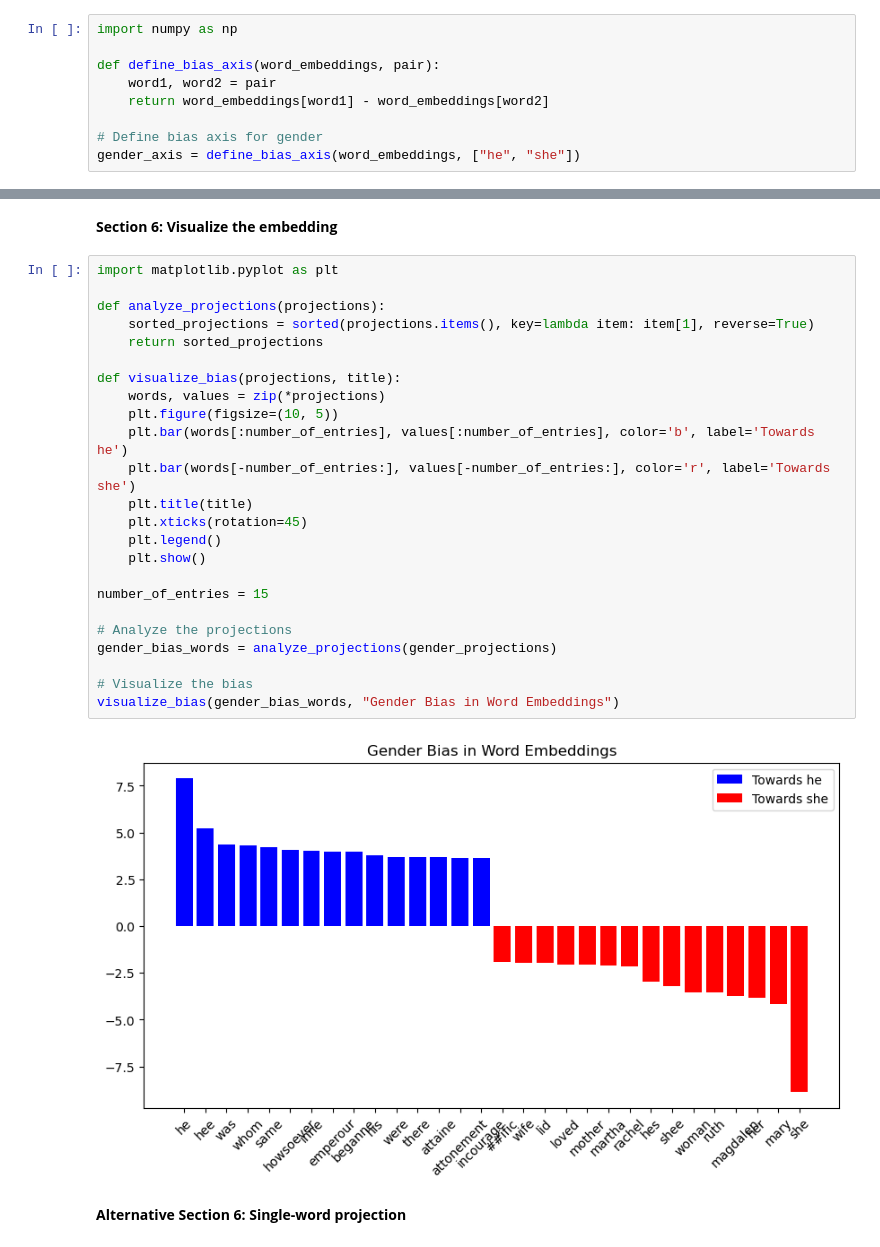
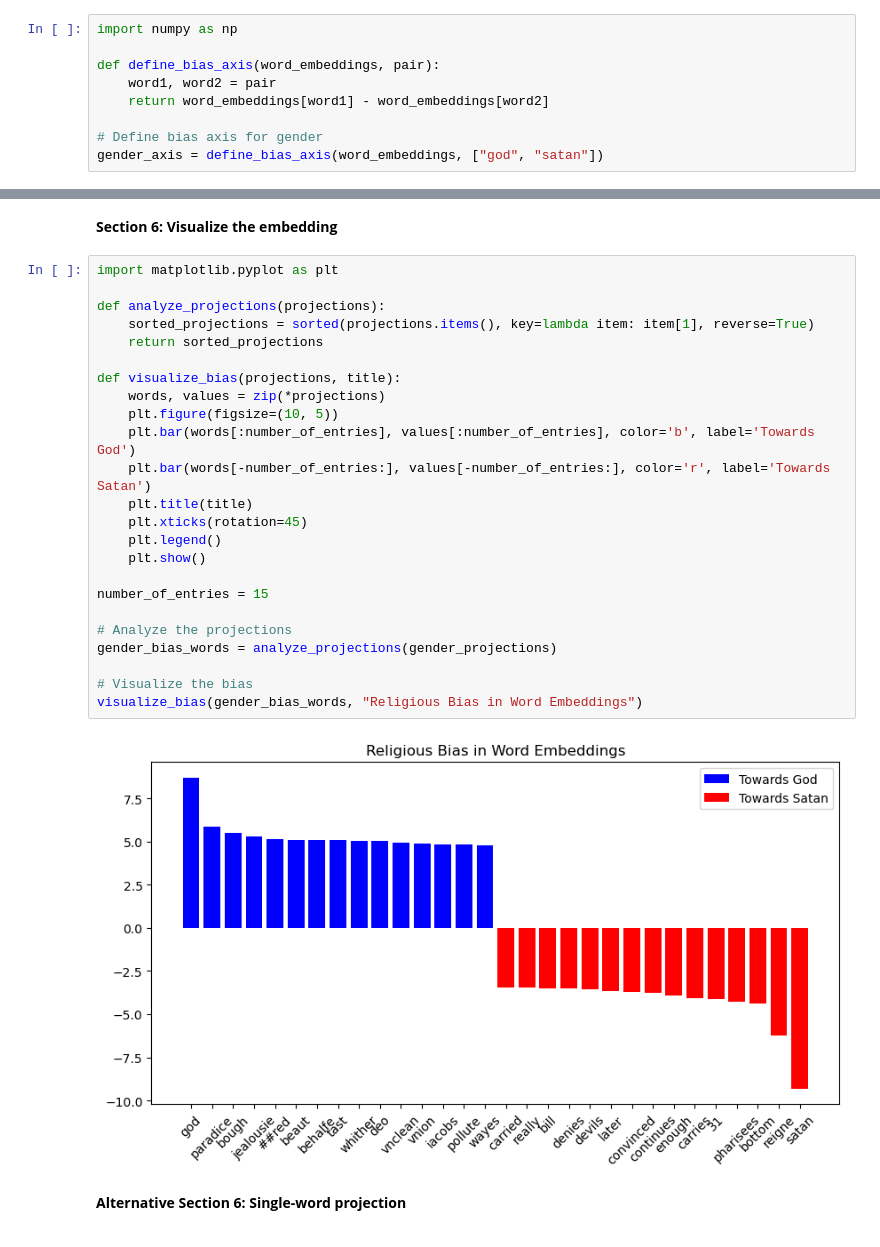
Before and after one commit to zzou21/ECBCData2024, a Jupyter notebook: AuxiliaryPrograms/PtMac_Bible/Bias_Identification.ipynb, the cells around one changed output, grey strips where cells are left out. Drawn from its saved outputs; the diff is of its cells as text.

```diff
--- a/AuxiliaryPrograms/PtMac_Bible/Bias_Identification.ipynb
+++ b/AuxiliaryPrograms/PtMac_Bible/Bias_Identification.ipynb
@@ -74,7 +74,7 @@ def define_bias_axis(word_embeddings, pair):
     return word_embeddings[word1] - word_embeddings[word2]
 
 # Define bias axis for gender
-gender_axis = define_bias_axis(word_embeddings, ["he", "she"])
+gender_axis = define_bias_axis(word_embeddings, ["god", "satan"])
 # %% [markdown]
 <b>Section 5: Project the embeddings</b>
 # %%
@@ -91,29 +91,29 @@ gender_projections = project_embeddings(word_embeddings, gender_axis)
 # %%
 import matplotlib.pyplot as plt
 
 def analyze_projections(projections):
     sorted_projections = sorted(projections.items(), key=lambda item: item[1], reverse=True)
     return sorted_projections
 
 def visualize_bias(projections, title):
     words, values = zip(*projections)
     plt.figure(figsize=(10, 5))
-    plt.bar(words[:number_of_entries], values[:number_of_entries], color='b', label='Towards he')
-    plt.bar(words[-number_of_entries:], values[-number_of_entries:], color='r', label='Towards she')
+    plt.bar(words[:number_of_entries], values[:number_of_entries], color='b', label='Towards God')
+    plt.bar(words[-number_of_entries:], values[-number_of_entries:], color='r', label='Towards Satan')
     plt.title(title)
     plt.xticks(rotation=45)
     plt.legend()
     plt.show()
 
 number_of_entries = 15
 
 # Analyze the projections
 gender_bias_words = analyze_projections(gender_projections)
 
 # Visualize the bias
-visualize_bias(gender_bias_words, "Gender Bias in Word Embeddings")
+visualize_bias(gender_bias_words, "Religious Bias in Word Embeddings")
 # %% [output]
-[figure, old version]
+[figure, new version]
 # %% [markdown]
 <b>Alternative Section 6: Single-word projection</b>
 # %%
```
Also changed, not shown: parts of 1 cell of this notebook, 2 other files.
